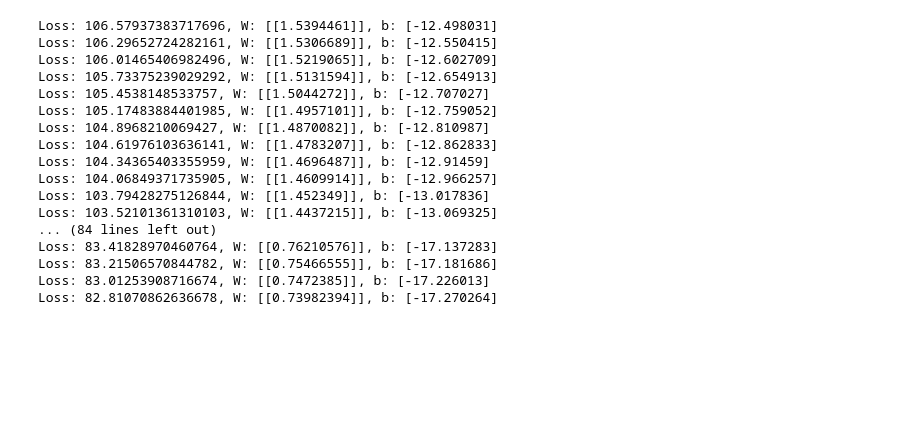
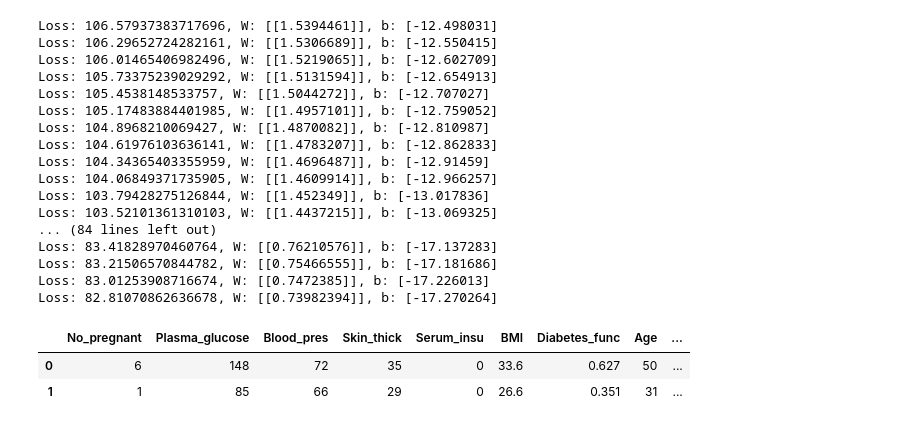
Before and after one commit to rachita-ramesh/introduction_ml, a Jupyter notebook: ClassCode/day3.ipynb, the cells around one changed output. Saved outputs shown, nothing was run; the diff lists cells and outputs as text; code cells hidden in the pictures; blank space fills up the shorter version.

```diff
--- a/ClassCode/day3.ipynb
+++ b/ClassCode/day3.ipynb
@@ -211,0 +213,8 @@ Loss: 82.81070862636678, W: [[0.73982394]], b: [-17.270264]
+# %%
+cls=pd.read_csv("../sony/data/classification.csv")
+# %%
+cls.head(2)
+# %% [output]
+|  | No_pregnant | Plasma_glucose | Blood_pres | Skin_thick | Serum_insu | BMI | Diabetes_func | Age | ... |
+| 0 | 6 | 148 | 72 | 35 | 0 | 33.6 | 0.627 | 50 | ... |
+| 1 | 1 | 85 | 66 | 29 | 0 | 26.6 | 0.351 | 31 | ... |
```
Also changed, not shown: parts of 33 cells of this notebook.
